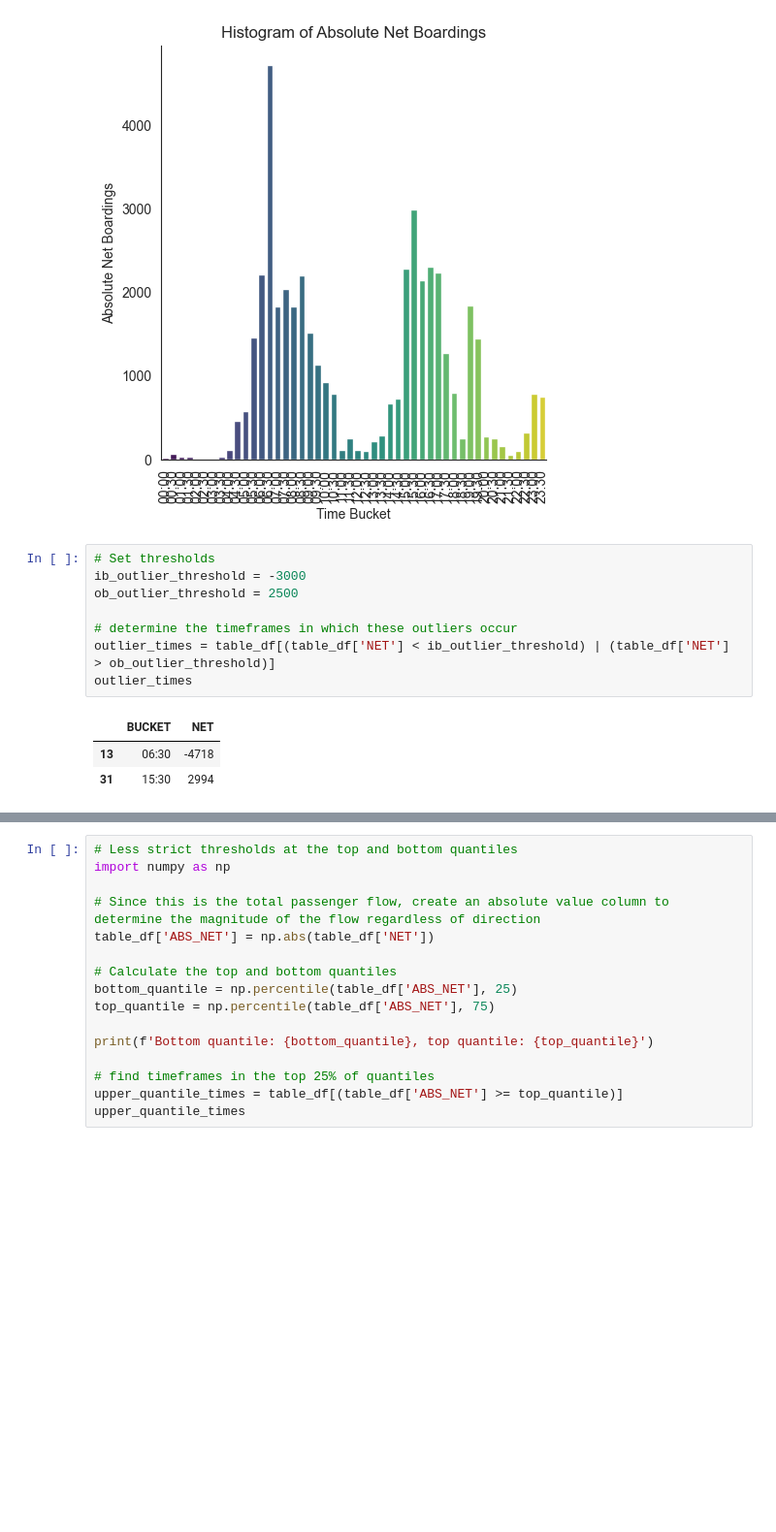
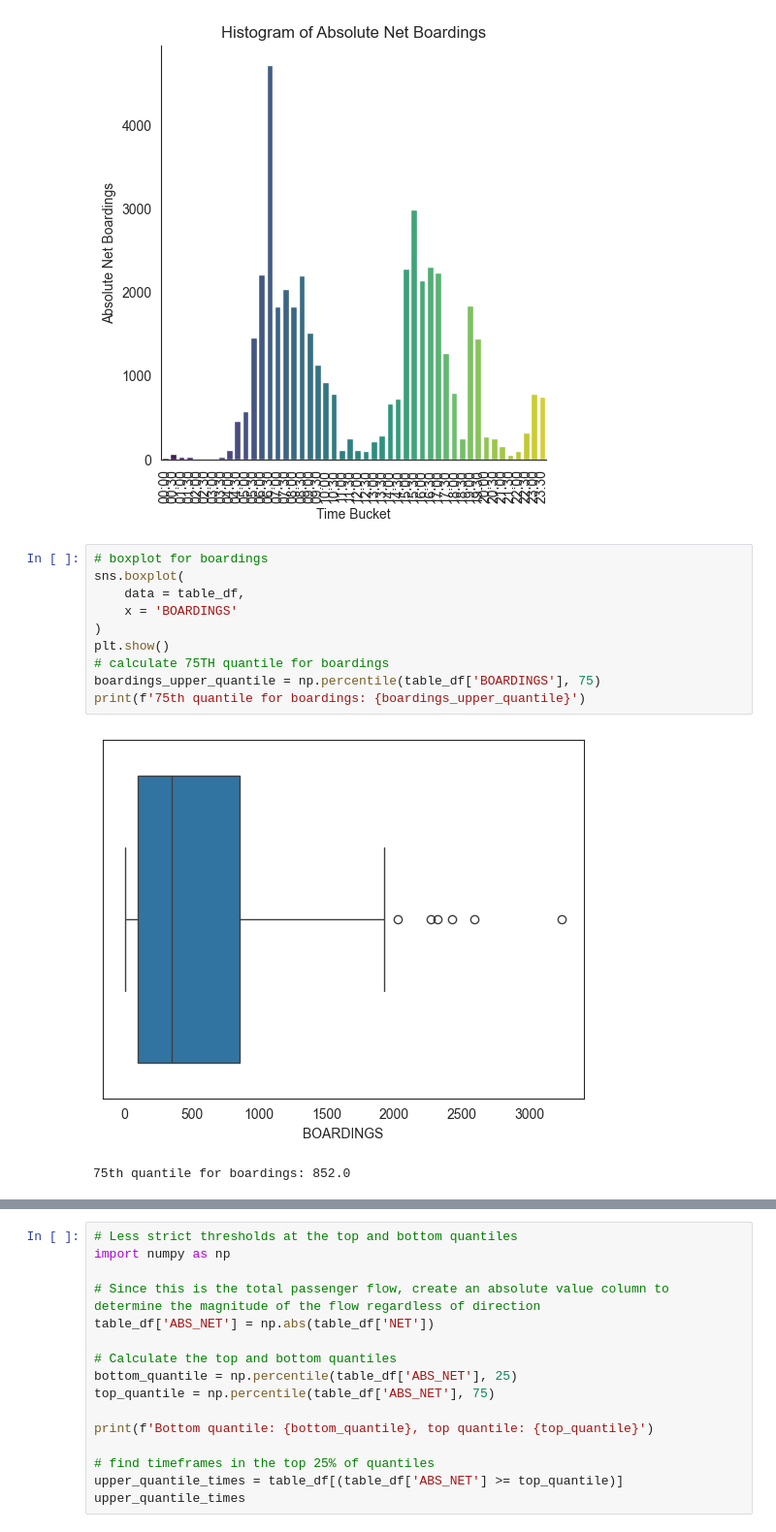
Before and after one commit to morgan1461/WMC-dashboard, a Jupyter notebook: analysis_notebooks/med_center_peak_analysis.ipynb, the cells around one changed output, grey strips where cells are left out. Shown at 97% size. Drawn from its saved outputs; the diff is of its cells as text; blank space fills up the shorter version.

Commit message:
Begin analysis of peak hours and total passenger flow. Data prepped and cleaned for further analysis and visualization

```diff
--- a/analysis_notebooks/med_center_peak_analysis.ipynb
+++ b/analysis_notebooks/med_center_peak_analysis.ipynb
@@ -253,15 +253,16 @@ Passing `palette` without assigning `hue` is deprecated and will be removed in v
 
   sns.catplot(data=table_df, x='BUCKET', y=np.abs(table_df['NET']), palette="viridis", kind='bar')
 [figure]
-# %%
-# Set thresholds
-ib_outlier_threshold = -3000
-ob_outlier_threshold = 2500
-
-# determine the timeframes in which these outliers occur
-outlier_times = table_df[(table_df['NET'] < ib_outlier_threshold) | (table_df['NET'] > ob_outlier_threshold)]
-outlier_times
-# %% [output]
-|  | BUCKET | NET |
-| 13 | 06:30 | -4718 |
-| 31 | 15:30 | 2994 |
+# %%
+# boxplot for boardings
+sns.boxplot(
+    data = table_df,
+    x = 'BOARDINGS'
+)
+plt.show()
+# calculate 75TH quantile for boardings
+boardings_upper_quantile = np.percentile(table_df['BOARDINGS'], 75)
+print(f'75th quantile for boardings: {boardings_upper_quantile}')
+# %% [output]
+[figure, added]
+75th quantile for boardings: 852.0
```
Also changed, not shown: parts of 3 cells of this notebook, 1 other file.
